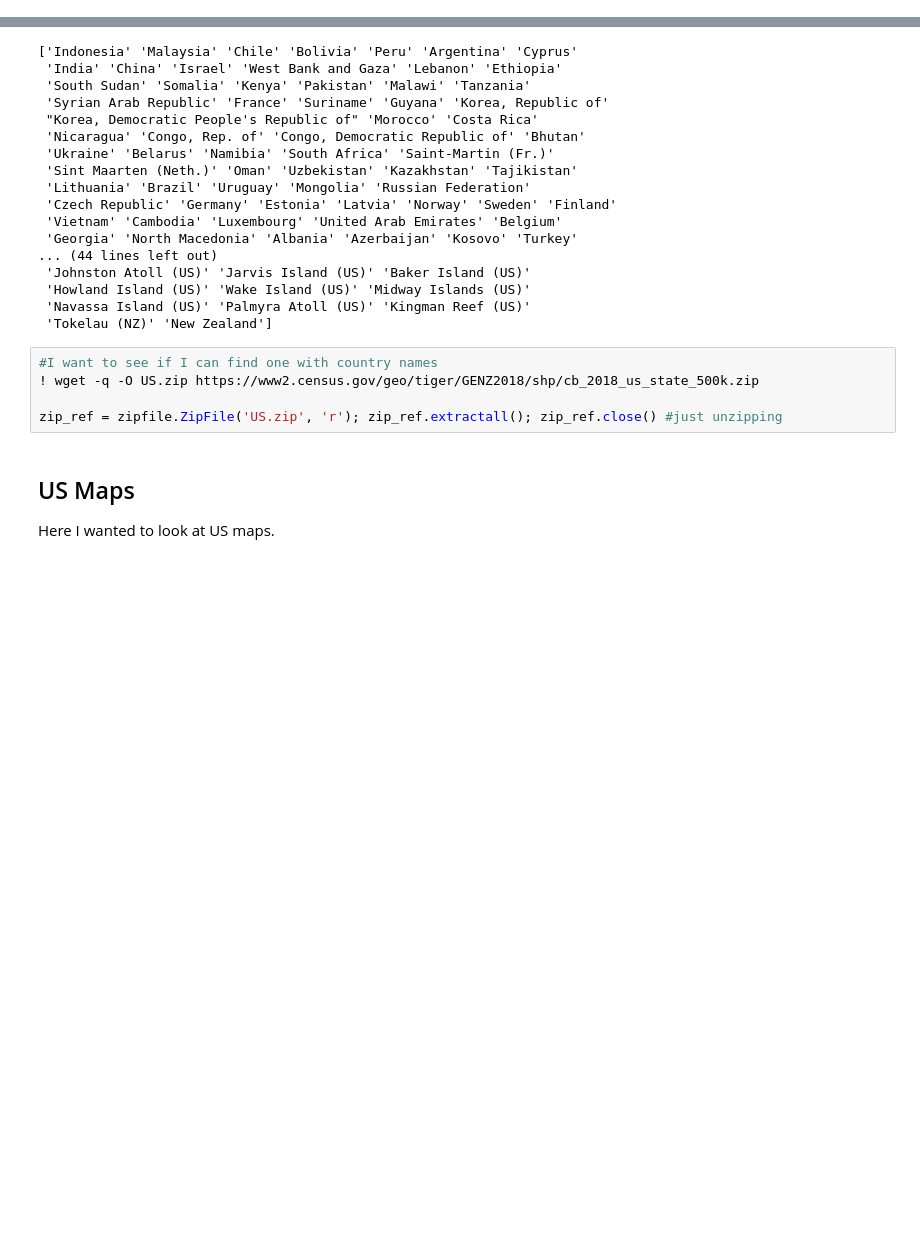
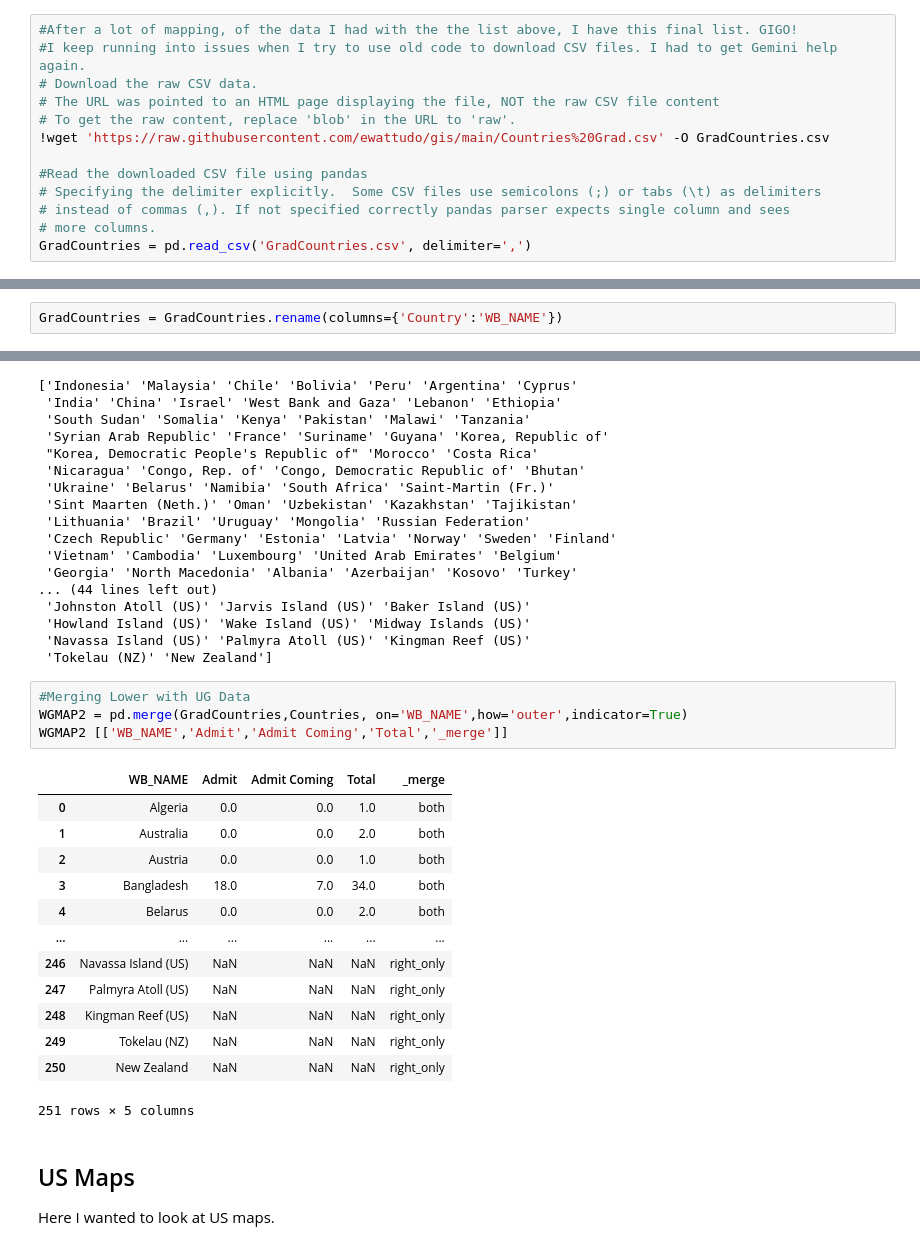
Before and after one commit to ewattudo/gis, a Jupyter notebook: PS1.ipynb, the cells around one changed output, grey strips where cells are left out. Cells and saved outputs as stored; diff of their text form; blank space fills up the shorter version.

```diff
--- a/PS1.ipynb
+++ b/PS1.ipynb
@@ -146,0 +147,13 @@ UGNJCities.csv      100%[===================>]   4.69K  --.-KB/s    in 0s
+# %%
+#After a lot of mapping, of the data I had with the the list above, I have this final list. GIGO!
+#I keep running into issues when I try to use old code to download CSV files. I had to get Gemini help again.
+# Download the raw CSV data.
+# The URL was pointed to an HTML page displaying the file, NOT the raw CSV file content
+# To get the raw content, replace 'blob' in the URL to 'raw'.
+!wget 'https://raw.githubusercontent.com/ewattudo/gis/main/Countries%20Grad.csv' -O GradCountries.csv
+
+#Read the downloaded CSV file using pandas
+# Specifying the delimiter explicitly.  Some CSV files use semicolons (;) or tabs (\t) as delimiters
+# instead of commas (,). If not specified correctly pandas parser expects single column and sees
+# more columns.
+GradCountries = pd.read_csv('GradCountries.csv', delimiter=',')
@@ -167,3 +205,5 @@ UGNJC = UGNJC.rename(columns={'City':'MUN_LABEL'})
+# %%
+GradCountries = GradCountries.rename(columns={'Country':'WB_NAME'})
 # %% [markdown]
 # Merging
 # %%
@@ -406,11 +436,24 @@ print(Countries.WB_NAME.unique())
  'Howland Island (US)' 'Wake Island (US)' 'Midway Islands (US)'
  'Navassa Island (US)' 'Palmyra Atoll (US)' 'Kingman Reef (US)'
  'Tokelau (NZ)' 'New Zealand']
-# %%
-#I want to see if I can find one with country names
-! wget -q -O US.zip https://www2.census.gov/geo/tiger/GENZ2018/shp/cb_2018_us_state_500k.zip
-
-zip_ref = zipfile.ZipFile('US.zip', 'r'); zip_ref.extractall(); zip_ref.close() #just unzipping
+# %%
+#Merging Lower with UG Data
+WGMAP2 = pd.merge(GradCountries,Countries, on='WB_NAME',how='outer',indicator=True)
+WGMAP2 [['WB_NAME','Admit','Admit Coming','Total','_merge']]
+# %% [output]
+|  | WB_NAME | Admit | Admit Coming | Total | _merge |
+| 0 | Algeria | 0.0 | 0.0 | 1.0 | both |
+| 1 | Australia | 0.0 | 0.0 | 2.0 | both |
+| 2 | Austria | 0.0 | 0.0 | 1.0 | both |
+| 3 | Bangladesh | 18.0 | 7.0 | 34.0 | both |
+| 4 | Belarus | 0.0 | 0.0 | 2.0 | both |
+| ... | ... | ... | ... | ... | ... |
+| 246 | Navassa Island (US) | NaN | NaN | NaN | right_only |
+| 247 | Palmyra Atoll (US) | NaN | NaN | NaN | right_only |
+| 248 | Kingman Reef (US) | NaN | NaN | NaN | right_only |
+| 249 | Tokelau (NZ) | NaN | NaN | NaN | right_only |
+| 250 | New Zealand | NaN | NaN | NaN | right_only |
+251 rows × 5 columns
 # %% [markdown]
 ## US Maps
 Here I wanted to look at US maps.
```
Also changed, not shown: parts of 8 cells of this notebook.
